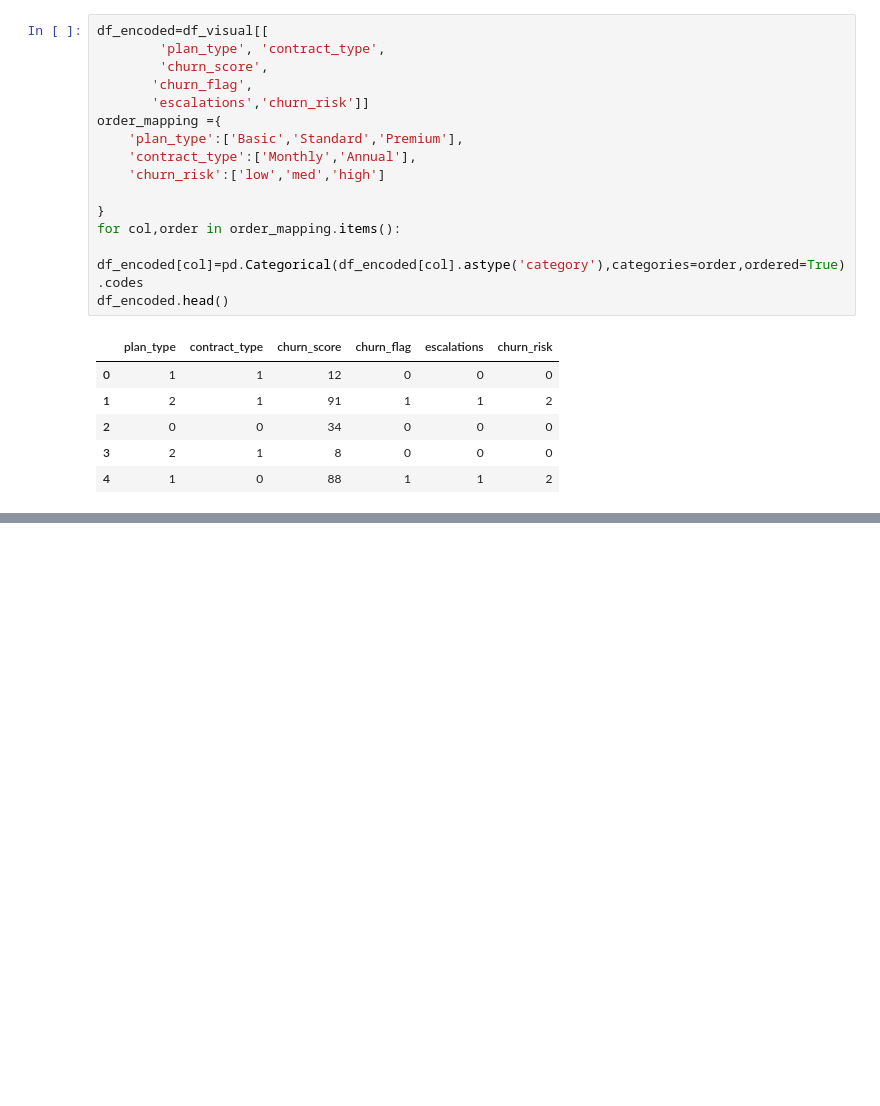
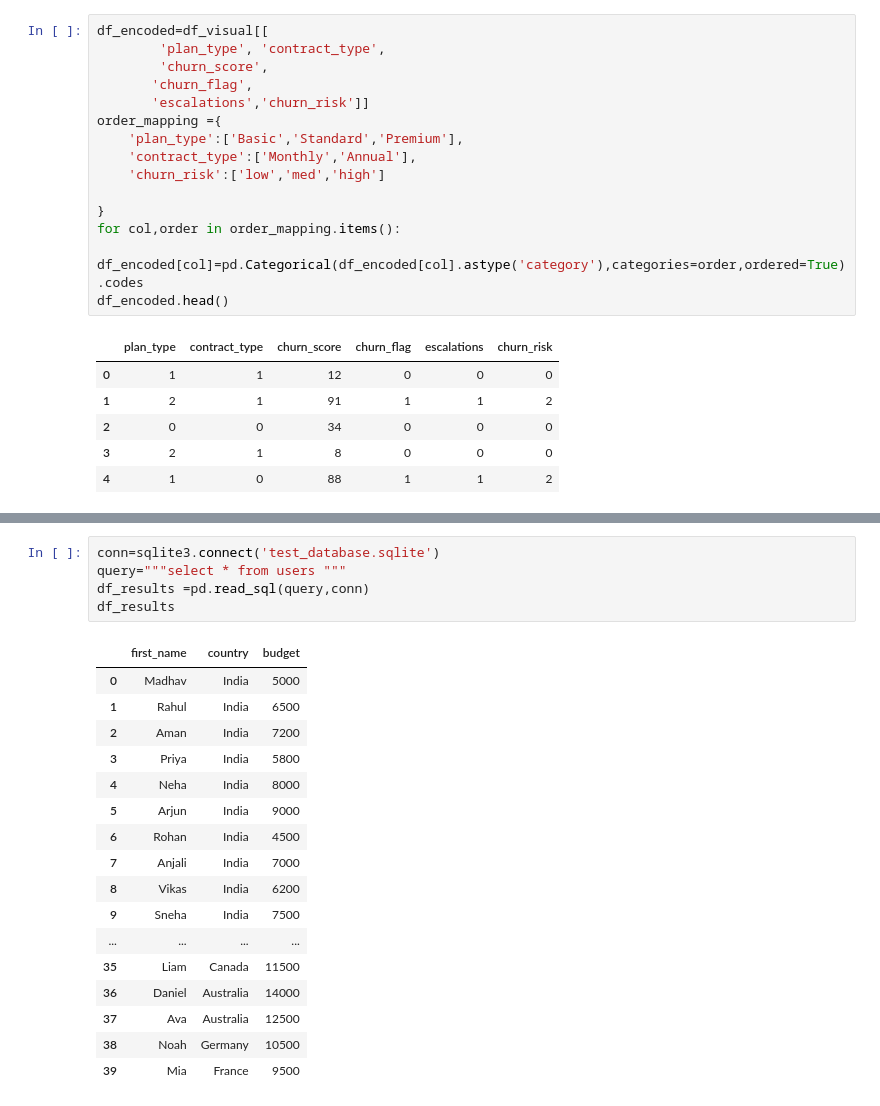
Before and after one commit to Himanshupandey2005/churn_data_analysis, a Jupyter notebook: churn-analysis.ipynb, the cells around one changed output, grey strips where cells are left out. Saved outputs shown, nothing was run; the diff lists cells and outputs as text; blank space fills up the shorter version.

```diff
--- a/churn-analysis.ipynb
+++ b/churn-analysis.ipynb
@@ -440,0 +543,23 @@ sns.heatmap(df_encoded.corr(),annot=True)
+# %%
+conn=sqlite3.connect('test_database.sqlite')
+query="""select * from users """
+df_results =pd.read_sql(query,conn)
+df_results
+# %% [output]
+|  | first_name | country | budget |
+| 0 | Madhav | India | 5000 |
+| 1 | Rahul | India | 6500 |
+| 2 | Aman | India | 7200 |
+| 3 | Priya | India | 5800 |
+| 4 | Neha | India | 8000 |
+| 5 | Arjun | India | 9000 |
+| 6 | Rohan | India | 4500 |
+| 7 | Anjali | India | 7000 |
+| 8 | Vikas | India | 6200 |
+| 9 | Sneha | India | 7500 |
+| ... | ... | ... | ... |
+| 35 | Liam | Canada | 11500 |
+| 36 | Daniel | Australia | 14000 |
+| 37 | Ava | Australia | 12500 |
+| 38 | Noah | Germany | 10500 |
+| 39 | Mia | France | 9500 |
```
Also changed, not shown: parts of 17 cells of this notebook, 9 other files.
